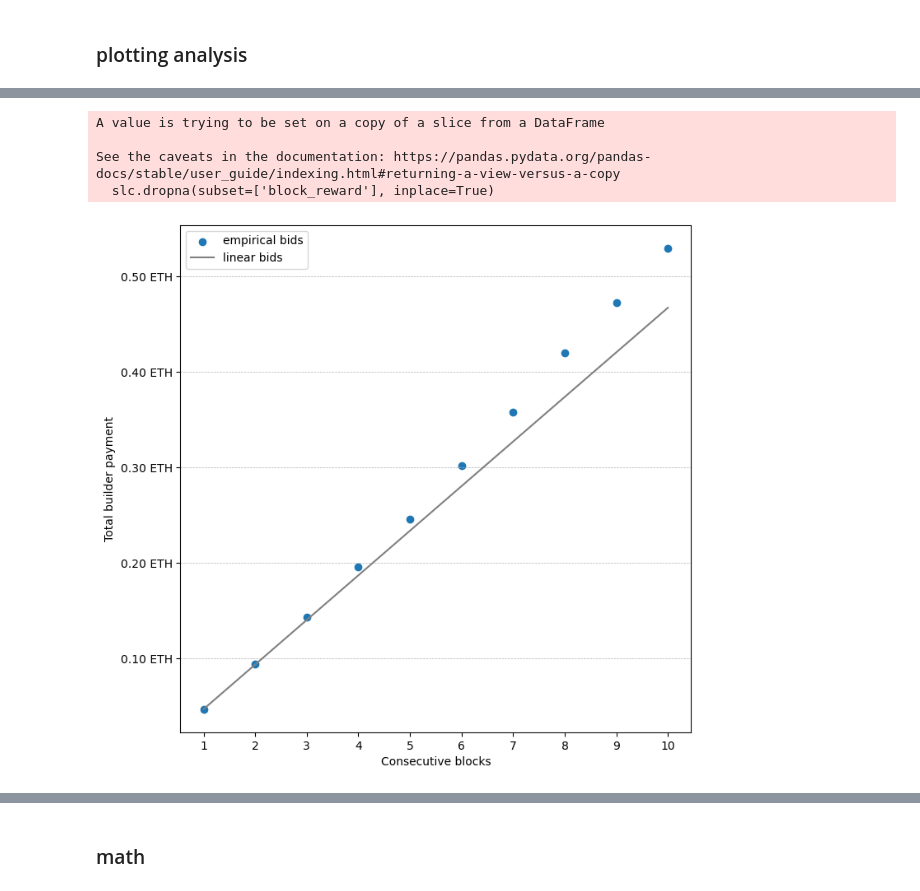
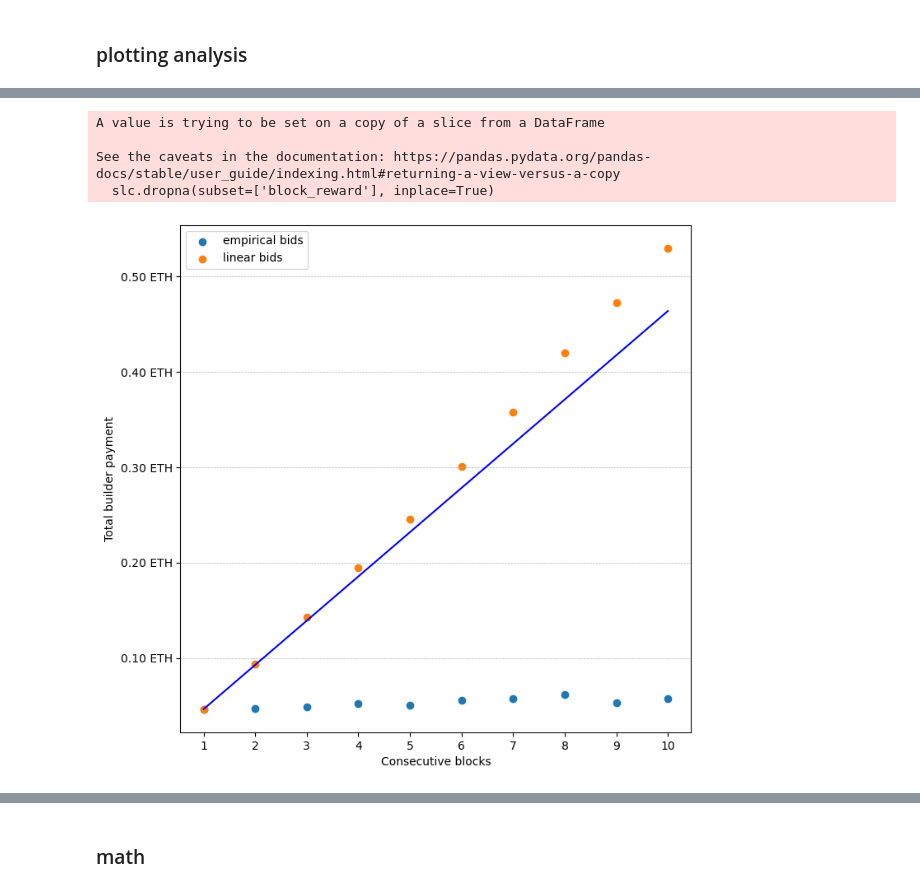
Before and after one commit to vivowa/mmev, a Jupyter notebook: lightblocks_testrun.ipynb, the cells around one changed output, grey strips where cells are left out. Saved outputs shown, nothing was run; the diff lists cells and outputs as text; code cells hidden in the pictures.

```diff
--- a/lightblocks_testrun.ipynb
+++ b/lightblocks_testrun.ipynb
@@ -264,37 +423,41 @@ See the caveats in the documentation: https://pandas.pydata.org/pandas-docs/stab
-# %%
-
-
-slc = df[df['count'] <= 10]
-slc.dropna(subset=['block_reward'], inplace=True)
-
-temp = slc['count'].unique()
-temp.sort()
-
-data = []
-for x in temp:
-    data.append(list(slc[slc['count']==x]['block_reward']))
-
-fig, ax = plt.subplots(figsize =(8, 8))
-
-ax.scatter(temp, slc['block_reward'].groupby(slc['count']).median().cumsum())
-ax.plot([1, 10], [list(slc['block_reward'].groupby(slc['count']).median())[0], list(slc['block_reward'].groupby(slc['count']).median())[0]*len(list(slc['block_reward'].groupby(slc['count']).median()))], color='grey') #x, y
-ax.grid(axis='y', linestyle='--', linewidth=.5)
-
-ax.set_ylabel('Total builder payment')
-ax.set_xlabel('Consecutive blocks')
-
-vals = ax.get_yticks()
-ax.set_yticklabels(['{:,.2f}'.format(x)+' ETH' for x in vals])
-
-plt.xticks(temp)
-
-ax.legend(['empirical bids', 'linear bids'])
-
-plt.savefig(f'figures/payment_pubkey.png')
-plt.show()
-# %% [output]
-A value is trying to be set on a copy of a slice from a DataFrame
-
-See the caveats in the documentation: https://pandas.pydata.org/pandas-docs/stable/user_guide/indexing.html#returning-a-view-versus-a-copy
-  slc.dropna(subset=['block_reward'], inplace=True)
-[figure, removed]
+# %%
+
+
+slc = df[df['count'] <= 10]
+slc.dropna(subset=['block_reward'], inplace=True)
+
+temp = slc['count'].unique()
+temp.sort()
+
+data = []
+for x in temp:
+    data.append(list(slc[slc['count']==x]['block_reward']))
+
+fig, ax = plt.subplots(figsize =(8, 8))
+
+
+ax.scatter(temp, slc['block_reward'].groupby(slc['count']).median())
+
+#cumsum
+ax.scatter(temp, slc['block_reward'].groupby(slc['count']).median().cumsum())
+ax.plot([1, 10], [list(slc['block_reward'].groupby(slc['count']).median())[0], list(slc['block_reward'].groupby(slc['count']).median())[0]*len(list(slc['block_reward'].groupby(slc['count']).median()))], color='blue') #x, y
+ax.grid(axis='y', linestyle='--', linewidth=.5)
+
+ax.set_ylabel('Total builder payment')
+ax.set_xlabel('Consecutive blocks')
+
+vals = ax.get_yticks()
+ax.set_yticklabels(['{:,.2f}'.format(x)+' ETH' for x in vals])
+
+plt.xticks(temp)
+
+ax.legend(['empirical bids', 'linear bids'])
+
+plt.savefig(f'figures/payment_pubkey.png')
+plt.show()
+# %% [output]
+A value is trying to be set on a copy of a slice from a DataFrame
+
+See the caveats in the documentation: https://pandas.pydata.org/pandas-docs/stable/user_guide/indexing.html#returning-a-view-versus-a-copy
+  slc.dropna(subset=['block_reward'], inplace=True)
+[figure, added]
```
Also changed, not shown: parts of 57 cells of this notebook, 4 other files.
